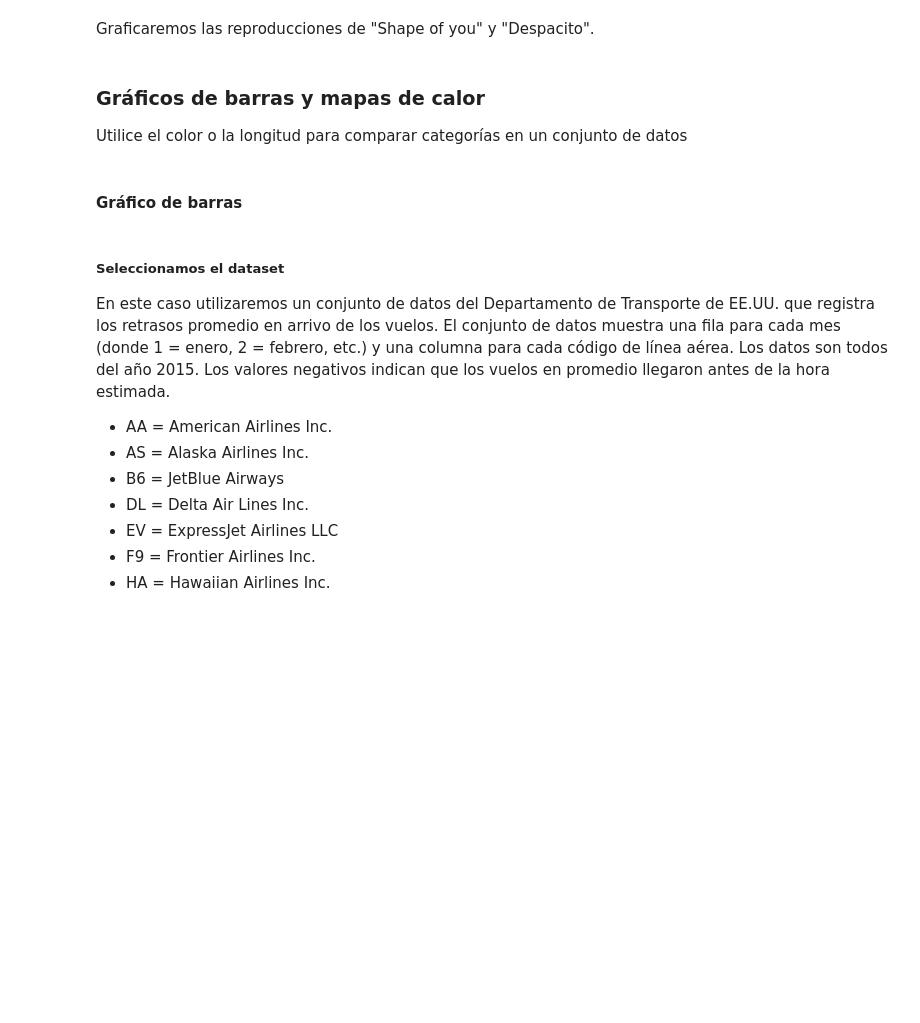
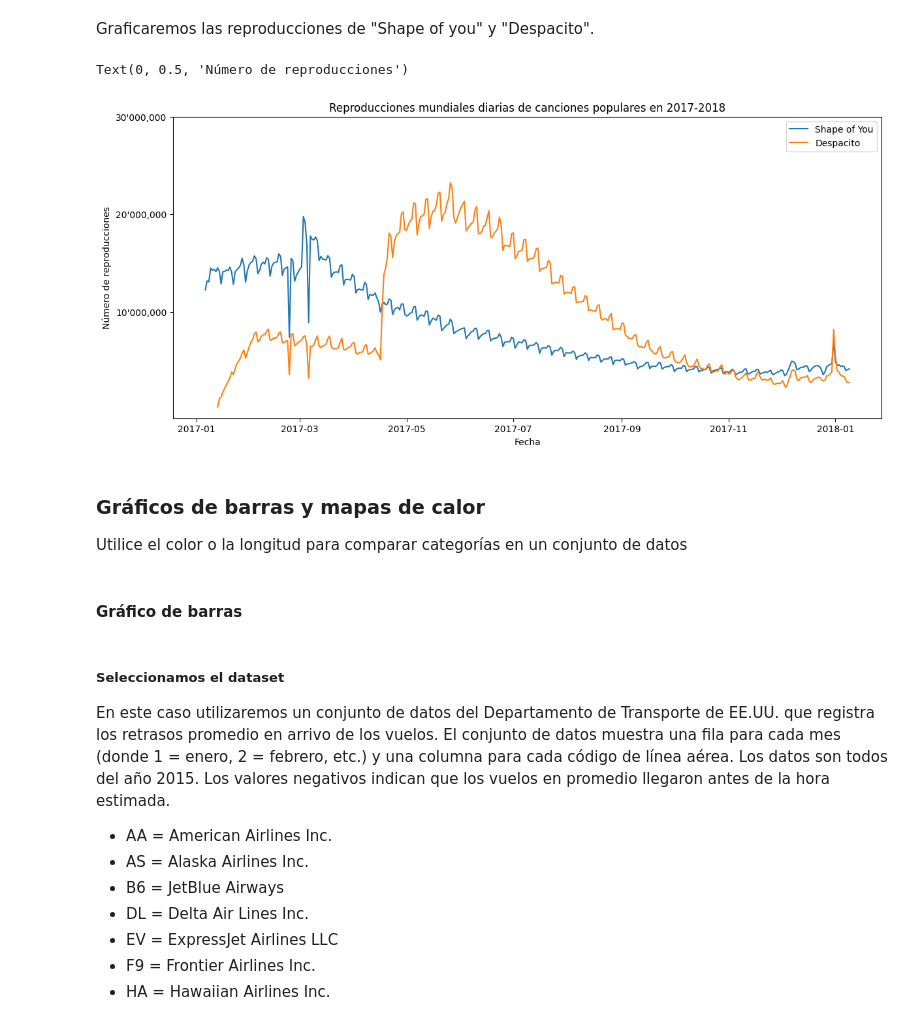
Before and after one commit to vbatiz/intro-python, a Jupyter notebook: notebooks/IntroPython_06.ipynb, the cells around one changed output. Drawn from its saved outputs; the diff is of its cells as text; code cells hidden in the pictures; blank space fills up the shorter version.

```diff
--- a/notebooks/IntroPython_06.ipynb
+++ b/notebooks/IntroPython_06.ipynb
@@ -92,21 +138,31 @@ Graficaremos las reproducciones de "Shape of you" y "Despacito".
 # %%
 # Cambiaremos el ancho y alto de la gráfica
 plt.figure(figsize=(14,6))
 
+ax = plt.subplot()
+
 # Agregamos título
 plt.title("Reproducciones mundiales diarias de canciones populares en 2017-2018")
+
+#plt.ylim(1000000, 30000000)
 
 # Gráfico de líneas mostrando las reproducciones mundiales diarias de 'Shape of You'
 sns.lineplot(data=spotify_data['Shape of You'], label="Shape of You")
 
 # Gráfico de líneas mostrando las reproducciones mundiales diarias de 'Despacito'
 sns.lineplot(data=spotify_data['Despacito'], label="Despacito")
 
+ax.set_yticks([10000000,20000000,30000000])
+ax.set_yticklabels(["10'000,000","20'000,000","30'000,000"])
+
 # Agregamos etiqueta para el eje x
 plt.xlabel("Fecha")
 
 # Agregamos etiqueta para el eje y
 plt.ylabel("Número de reproducciones")
+# %% [output]
+Text(0, 0.5, 'Número de reproducciones')
+[figure, added]
 # %% [markdown]
 ### Gráficos de barras y mapas de calor
 
```
Also changed, not shown: parts of 26 cells of this notebook.
